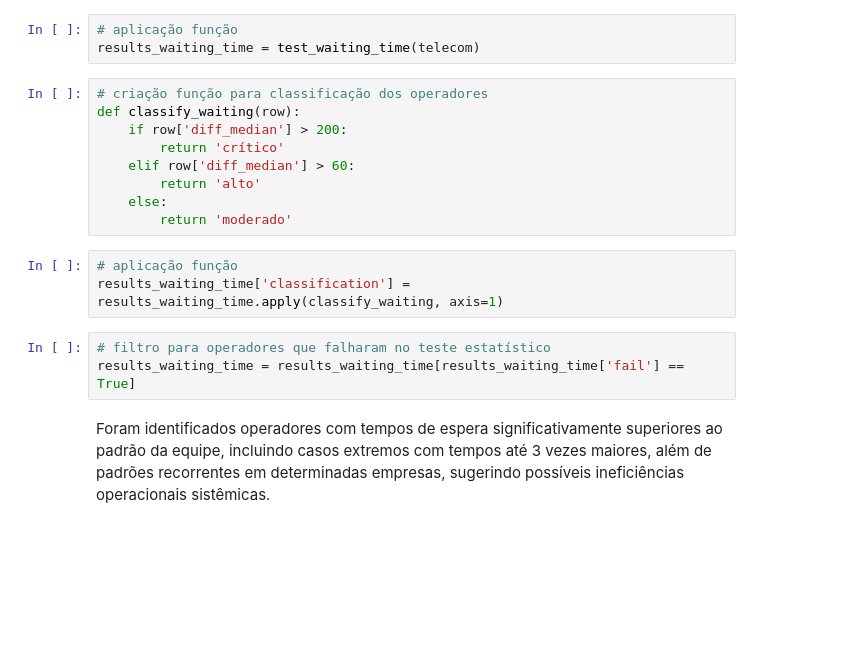
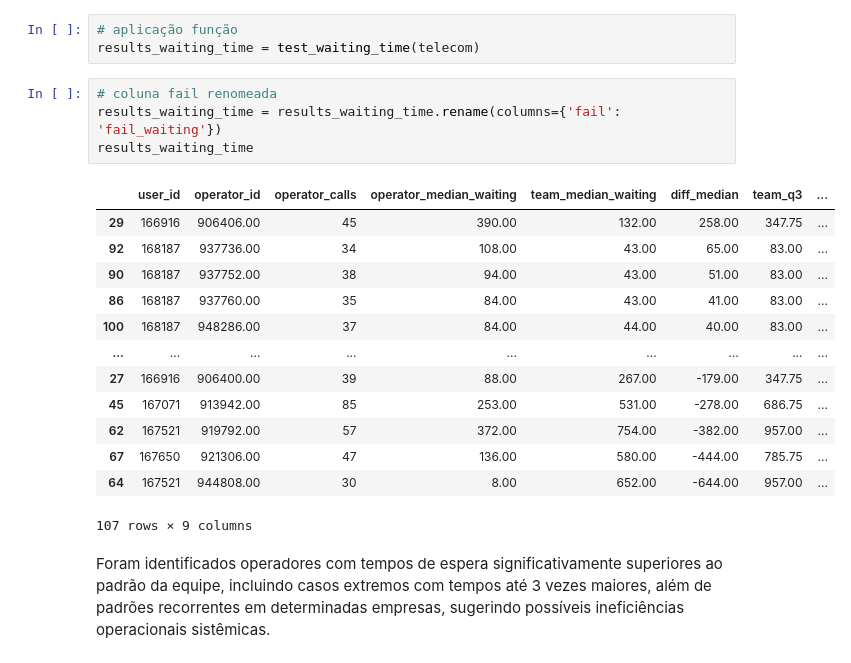
Before and after one commit to rodriguesbrian/tt14_call_center_project, a Jupyter notebook: notebooks/call_center_efficiency.ipynb, the cells around one changed output. Drawn from its saved outputs; the diff is of its cells as text; blank space fills up the shorter version.

```diff
--- a/notebooks/call_center_efficiency.ipynb
+++ b/notebooks/call_center_efficiency.ipynb
@@ -742,21 +745,24 @@ def test_waiting_time(telecom, min_calls=30, min_samples=10, alpha=0.05, min_dif
 # %%
 # aplicação função
 results_waiting_time = test_waiting_time(telecom)
-# %%
-# criação função para classificação dos operadores
-def classify_waiting(row):
-    if row['diff_median'] > 200:
-        return 'crítico'
-    elif row['diff_median'] > 60:
-        return 'alto'
-    else:
-        return 'moderado'
-# %%
-# aplicação função
-results_waiting_time['classification'] = results_waiting_time.apply(classify_waiting, axis=1)
-# %%
-# filtro para operadores que falharam no teste estatístico
-results_waiting_time = results_waiting_time[results_waiting_time['fail'] == True]
+# %%
+# coluna fail renomeada
+results_waiting_time = results_waiting_time.rename(columns={'fail': 'fail_waiting'})
+results_waiting_time
+# %% [output]
+|  | user_id | operator_id | operator_calls | operator_median_waiting | team_median_waiting | diff_median | team_q3 | ... |
+| 29 | 166916 | 906406.00 | 45 | 390.00 | 132.00 | 258.00 | 347.75 | ... |
+| 92 | 168187 | 937736.00 | 34 | 108.00 | 43.00 | 65.00 | 83.00 | ... |
+| 90 | 168187 | 937752.00 | 38 | 94.00 | 43.00 | 51.00 | 83.00 | ... |
+| 86 | 168187 | 937760.00 | 35 | 84.00 | 43.00 | 41.00 | 83.00 | ... |
+| 100 | 168187 | 948286.00 | 37 | 84.00 | 44.00 | 40.00 | 83.00 | ... |
+| ... | ... | ... | ... | ... | ... | ... | ... | ... |
+| 27 | 166916 | 906400.00 | 39 | 88.00 | 267.00 | -179.00 | 347.75 | ... |
+| 45 | 167071 | 913942.00 | 85 | 253.00 | 531.00 | -278.00 | 686.75 | ... |
+| 62 | 167521 | 919792.00 | 57 | 372.00 | 754.00 | -382.00 | 957.00 | ... |
+| 67 | 167650 | 921306.00 | 47 | 136.00 | 580.00 | -444.00 | 785.75 | ... |
+| 64 | 167521 | 944808.00 | 30 | 8.00 | 652.00 | -644.00 | 957.00 | ... |
+107 rows × 9 columns
 # %% [markdown]
 Foram identificados operadores com tempos de espera significativamente superiores ao padrão da equipe, incluindo casos extremos com tempos até 3 vezes maiores, além de padrões recorrentes em determinadas empresas, sugerindo possíveis ineficiências operacionais sistêmicas.
 # %% [markdown]
```
Also changed, not shown: parts of 26 cells of this notebook.
